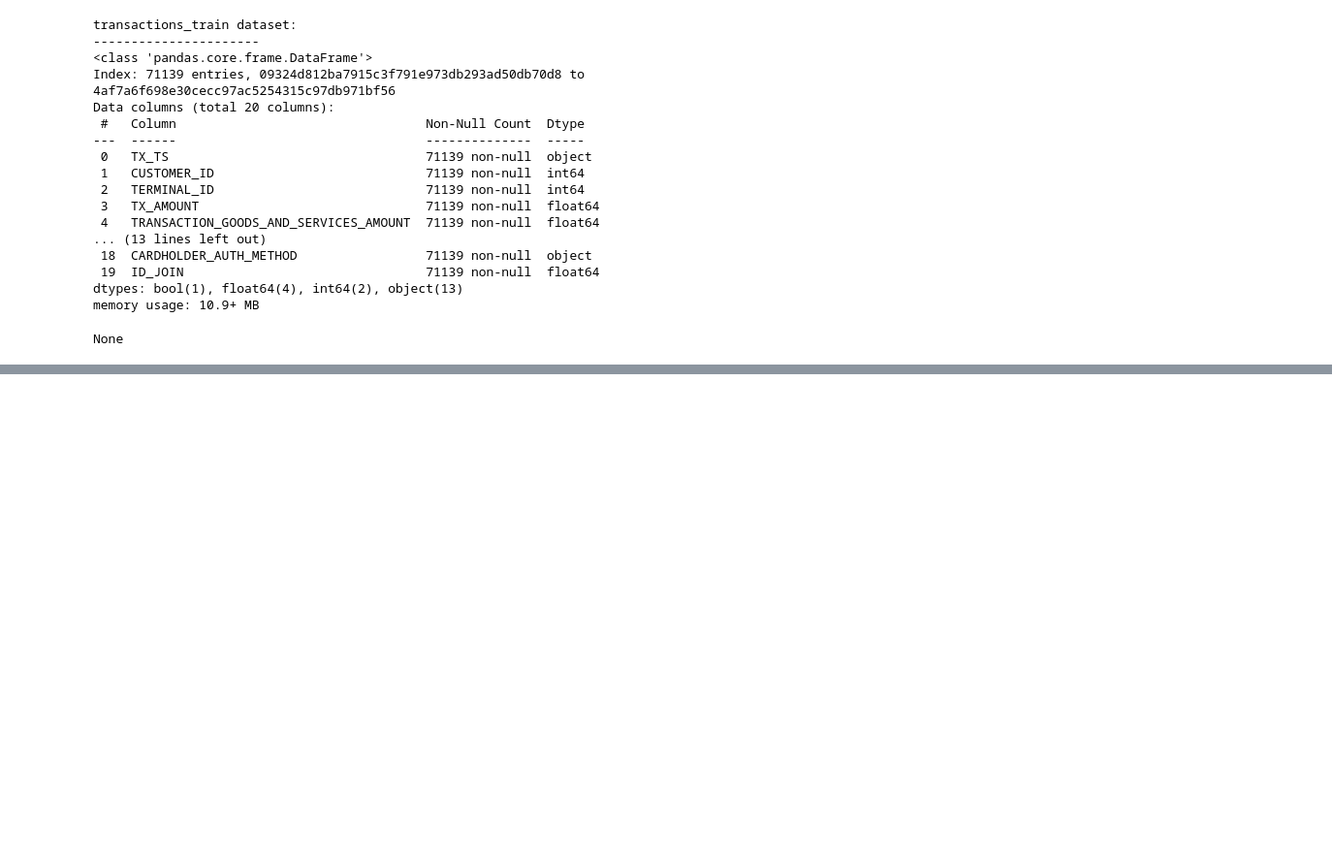
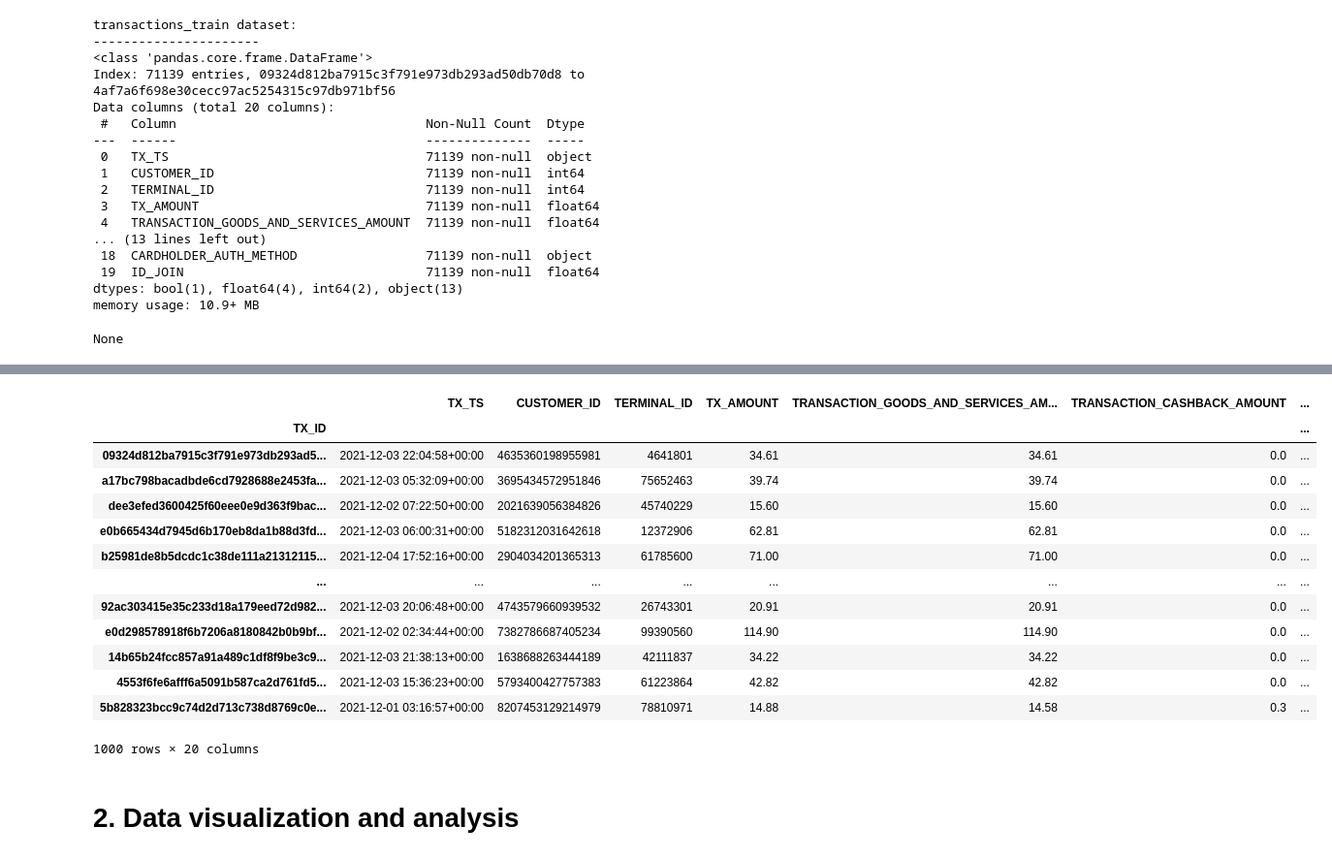
Before and after one commit to MServ-Data-Science-Levelup/fraudulent-transactions, a Jupyter notebook: mserv-data-science-levelup.ipynb, the cells around one changed output, grey strips where cells are left out. Shown at 97% size. Cells and saved outputs as stored; diff of their text form; code cells hidden in the pictures; blank space fills up the shorter version.

Commit message:
Kaggle Notebook | MServ+ Data science levelup | Version 4

```diff
--- a/mserv-data-science-levelup.ipynb
+++ b/mserv-data-science-levelup.ipynb
@@ -169,0 +259,19 @@ None
+# %%
+transactions_train_df.head(1000)
+# %% [output]
+|  | TX_TS | CUSTOMER_ID | TERMINAL_ID | TX_AMOUNT | TRANSACTION_GOODS_AND_SERVICES_AM... | TRANSACTION_CASHBACK_AMOUNT | ... |
+| TX_ID |  |  |  |  |  |  | ... |
+| 09324d812ba7915c3f791e973db293ad5... | 2021-12-03 22:04:58+00:00 | 4635360198955981 | 4641801 | 34.61 | 34.61 | 0.0 | ... |
+| a17bc798bacadbde6cd7928688e2453fa... | 2021-12-03 05:32:09+00:00 | 3695434572951846 | 75652463 | 39.74 | 39.74 | 0.0 | ... |
+| dee3efed3600425f60eee0e9d363f9bac... | 2021-12-02 07:22:50+00:00 | 2021639056384826 | 45740229 | 15.60 | 15.60 | 0.0 | ... |
+| e0b665434d7945d6b170eb8da1b88d3fd... | 2021-12-03 06:00:31+00:00 | 5182312031642618 | 12372906 | 62.81 | 62.81 | 0.0 | ... |
+| b25981de8b5dcdc1c38de111a21312115... | 2021-12-04 17:52:16+00:00 | 2904034201365313 | 61785600 | 71.00 | 71.00 | 0.0 | ... |
+| ... | ... | ... | ... | ... | ... | ... | ... |
+| 92ac303415e35c233d18a179eed72d982... | 2021-12-03 20:06:48+00:00 | 4743579660939532 | 26743301 | 20.91 | 20.91 | 0.0 | ... |
+| e0d298578918f6b7206a8180842b0b9bf... | 2021-12-02 02:34:44+00:00 | 7382786687405234 | 99390560 | 114.90 | 114.90 | 0.0 | ... |
+| 14b65b24fcc857a91a489c1df8f9be3c9... | 2021-12-03 21:38:13+00:00 | 1638688263444189 | 42111837 | 34.22 | 34.22 | 0.0 | ... |
+| 4553f6fe6afff6a5091b587ca2d761fd5... | 2021-12-03 15:36:23+00:00 | 5793400427757383 | 61223864 | 42.82 | 42.82 | 0.0 | ... |
+| 5b828323bcc9c74d2d713c738d8769c0e... | 2021-12-01 03:16:57+00:00 | 8207453129214979 | 78810971 | 14.88 | 14.58 | 0.3 | ... |
+1000 rows × 20 columns
+# %% [markdown]
+# 2. Data visualization and analysis
```
Also changed, not shown: parts of 4 cells of this notebook.
